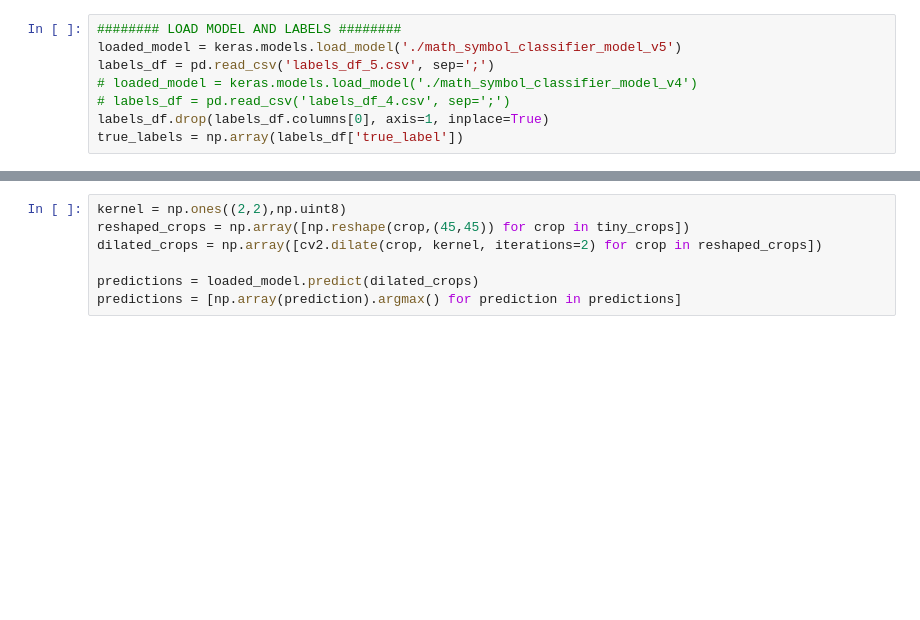
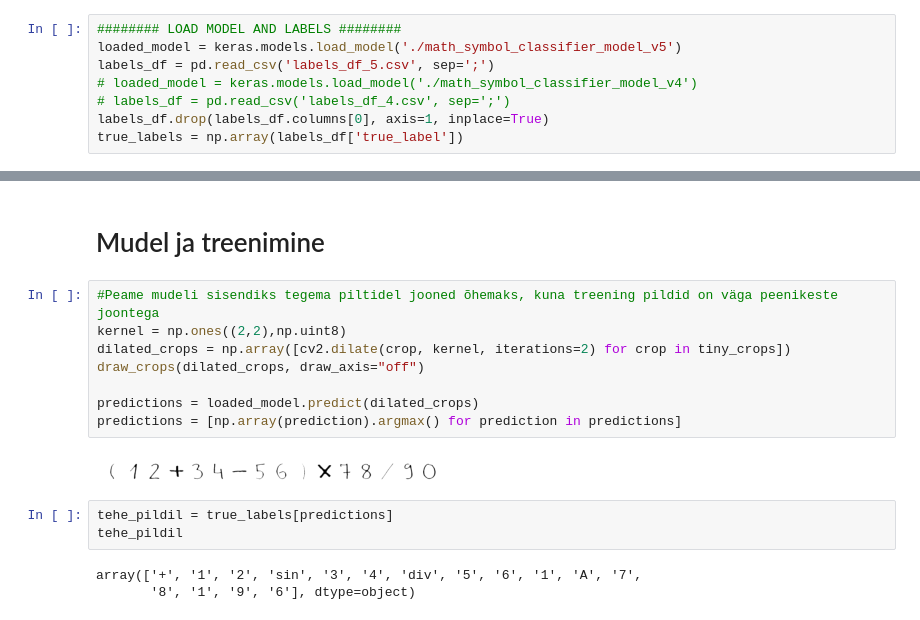
Before and after one commit to ilmaruduste/picture_calculator, a Jupyter notebook: main_colab.ipynb, the cells around one changed output, grey strips where cells are left out. Saved outputs shown, nothing was run; the diff lists cells and outputs as text; blank space fills up the shorter version.

```diff
--- a/main_colab.ipynb
+++ b/main_colab.ipynb
@@ -125,7 +152,18 @@ draw_crops(crops)
+# %% [markdown]
+# Mudel ja treenimine
 # %%
+#Peame mudeli sisendiks tegema piltidel jooned õhemaks, kuna treening pildid on väga peenikeste joontega
 kernel = np.ones((2,2),np.uint8)
-reshaped_crops = np.array([np.reshape(crop,(45,45)) for crop in tiny_crops])
-dilated_crops = np.array([cv2.dilate(crop, kernel, iterations=2) for crop in reshaped_crops])
+dilated_crops = np.array([cv2.dilate(crop, kernel, iterations=2) for crop in tiny_crops])
+draw_crops(dilated_crops, draw_axis="off")
 
 predictions = loaded_model.predict(dilated_crops)
 predictions = [np.array(prediction).argmax() for prediction in predictions]
+# %% [output]
+[figure, added]
+# %%
+tehe_pildil = true_labels[predictions]
+tehe_pildil
+# %% [output]
+array(['+', '1', '2', 'sin', '3', '4', 'div', '5', '6', '1', 'A', '7',
+       '8', '1', '9', '6'], dtype=object)
```
Also changed, not shown: parts of 16 cells of this notebook.
